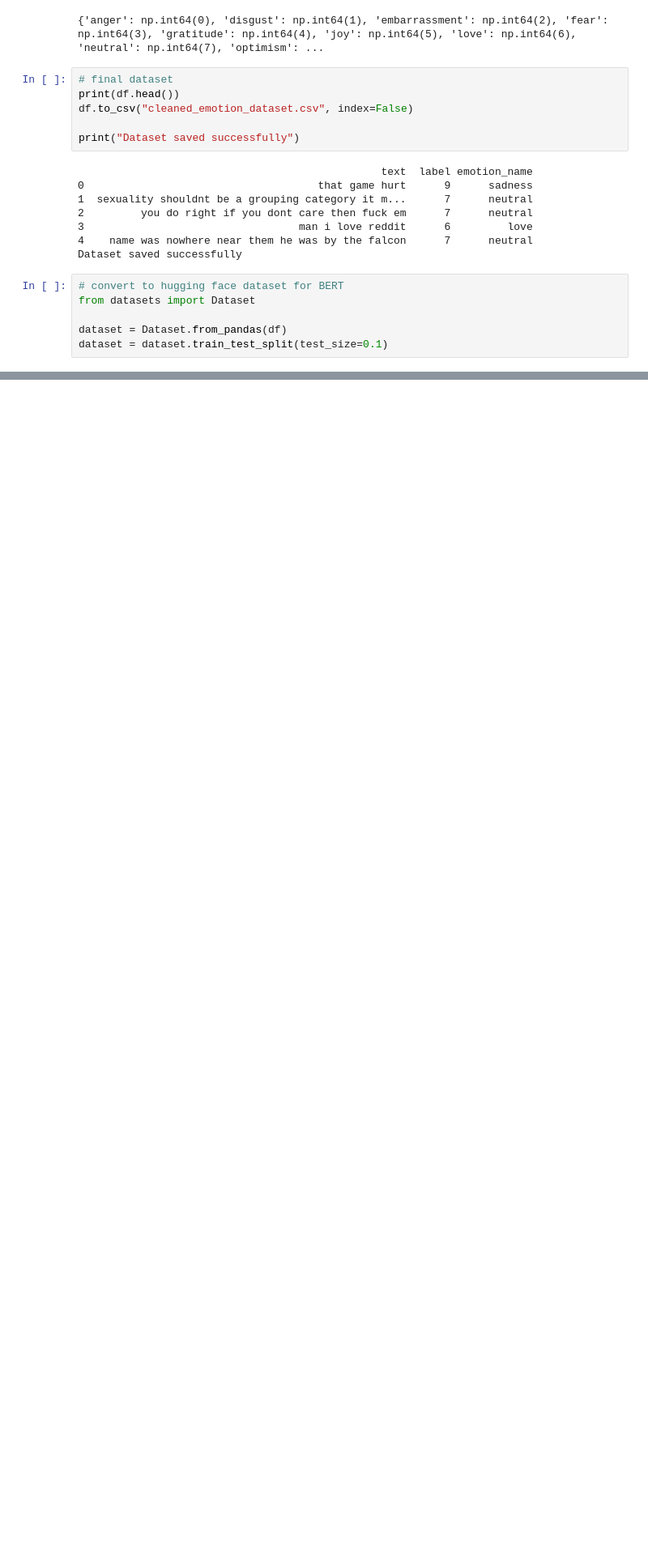
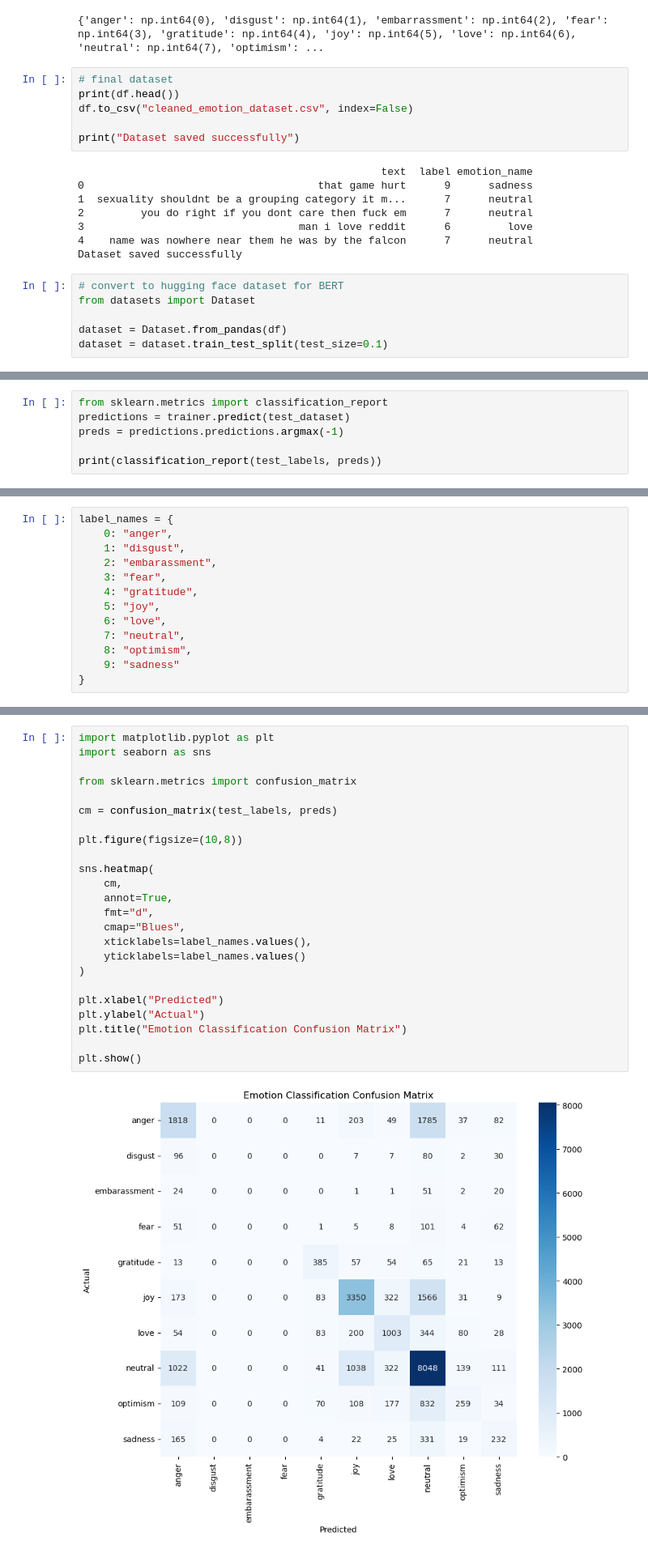
Before and after one commit to pearl-rego/Data-Science-MG3, a Jupyter notebook: project_code.ipynb, the cells around one changed output, grey strips where cells are left out. Shown at 81% size. Cells and saved outputs as stored; diff of their text form; blank space fills up the shorter version.

```diff
--- a/project_code.ipynb
+++ b/project_code.ipynb
@@ -431,0 +447,6 @@ print("Predicted emotion:", id2label[predicted_class])
+# %%
+from sklearn.metrics import classification_report
+predictions = trainer.predict(test_dataset)
+preds = predictions.predictions.argmax(-1)
+
+print(classification_report(test_labels, preds))
@@ -431,0 +471,13 @@ print("Predicted emotion:", id2label[predicted_class])
+# %%
+label_names = {
+    0: "anger",
+    1: "disgust",
+    2: "embarassment",
+    3: "fear",
+    4: "gratitude",
+    5: "joy",
+    6: "love",
+    7: "neutral",
+    8: "optimism",
+    9: "sadness"
+}
@@ -431,0 +521,26 @@ print("Predicted emotion:", id2label[predicted_class])
+# %%
+import matplotlib.pyplot as plt
+import seaborn as sns
+
+from sklearn.metrics import confusion_matrix
+
+cm = confusion_matrix(test_labels, preds)
+
+plt.figure(figsize=(10,8))
+
+sns.heatmap(
+    cm,
+    annot=True,
+    fmt="d",
+    cmap="Blues",
+    xticklabels=label_names.values(),
+    yticklabels=label_names.values()
+)
+
+plt.xlabel("Predicted")
+plt.ylabel("Actual")
+plt.title("Emotion Classification Confusion Matrix")
+
+plt.show()
+# %% [output]
+[figure, added]
```
Also changed, not shown: parts of 40 cells of this notebook.
